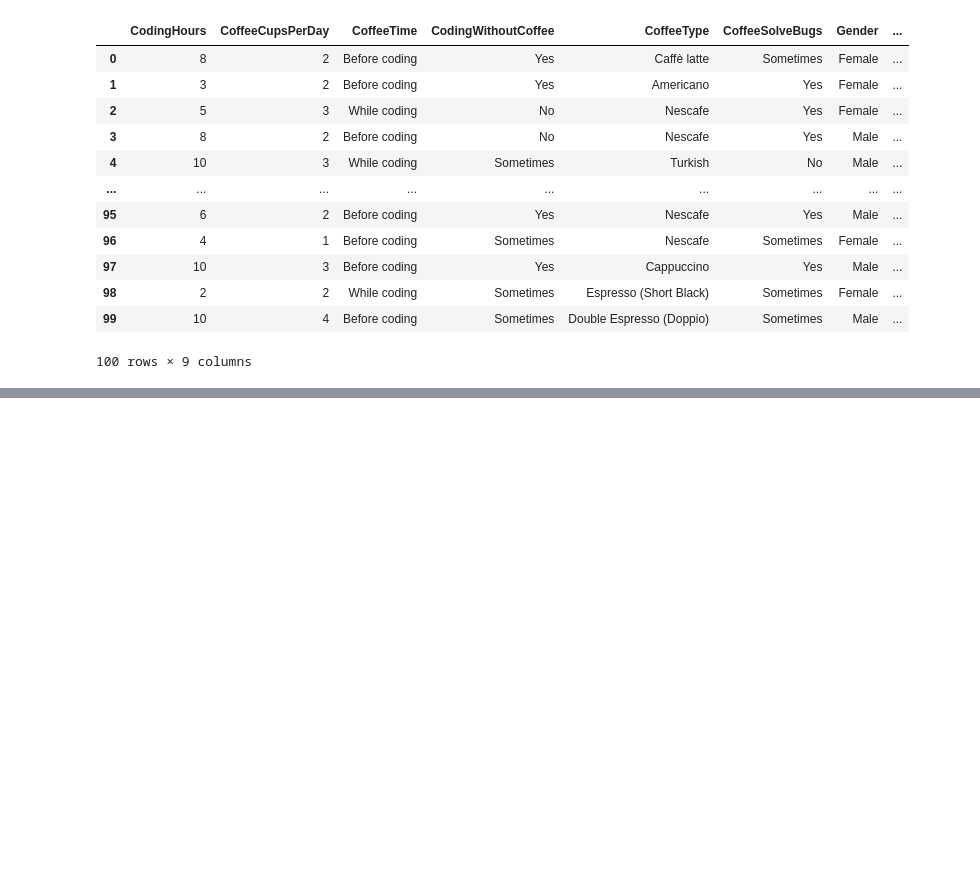
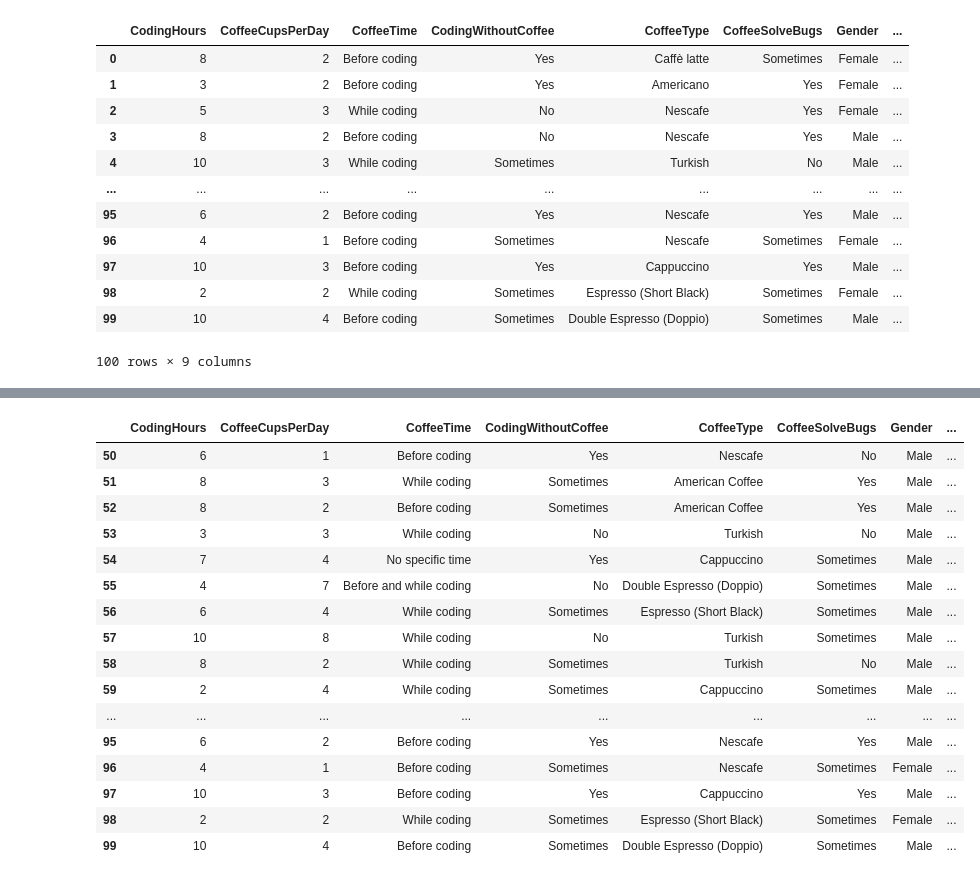
Before and after one commit to K-Siriwan/DataMining, a Jupyter notebook: 3.Pandas/pandas_tutorial.ipynb, the cells around one changed output, grey strips where cells are left out. Cells and saved outputs as stored; diff of their text form; code cells hidden in the pictures; blank space fills up the shorter version.

```diff
--- a/3.Pandas/pandas_tutorial.ipynb
+++ b/3.Pandas/pandas_tutorial.ipynb
@@ -74,0 +175,22 @@ df_from_url
+# %%
+# เข้าถึงข้อมูลแบบ row eith dataFrame.loc[row]
+df_from_url.loc[[0,1,2,3,4,5,6,7,8,9]]
+df_from_url.loc[50:]
+# %% [output]
+|  | CodingHours | CoffeeCupsPerDay | CoffeeTime | CodingWithoutCoffee | CoffeeType | CoffeeSolveBugs | Gender | ... |
+| 50 | 6 | 1 | Before coding | Yes | Nescafe | No | Male | ... |
+| 51 | 8 | 3 | While coding | Sometimes | American Coffee | Yes | Male | ... |
+| 52 | 8 | 2 | Before coding | Sometimes | American Coffee | Yes | Male | ... |
+| 53 | 3 | 3 | While coding | No | Turkish | No | Male | ... |
+| 54 | 7 | 4 | No specific time | Yes | Cappuccino | Sometimes | Male | ... |
+| 55 | 4 | 7 | Before and while coding | No | Double Espresso (Doppio) | Sometimes | Male | ... |
+| 56 | 6 | 4 | While coding | Sometimes | Espresso (Short Black) | Sometimes | Male | ... |
+| 57 | 10 | 8 | While coding | No | Turkish | Sometimes | Male | ... |
+| 58 | 8 | 2 | While coding | Sometimes | Turkish | No | Male | ... |
+| 59 | 2 | 4 | While coding | Sometimes | Cappuccino | Sometimes | Male | ... |
+| ... | ... | ... | ... | ... | ... | ... | ... | ... |
+| 95 | 6 | 2 | Before coding | Yes | Nescafe | Yes | Male | ... |
+| 96 | 4 | 1 | Before coding | Sometimes | Nescafe | Sometimes | Female | ... |
+| 97 | 10 | 3 | Before coding | Yes | Cappuccino | Yes | Male | ... |
+| 98 | 2 | 2 | While coding | Sometimes | Espresso (Short Black) | Sometimes | Female | ... |
+| 99 | 10 | 4 | Before coding | Sometimes | Double Espresso (Doppio) | Sometimes | Male | ... |
```
Also changed, not shown: parts of 10 cells of this notebook, 1 other file.
